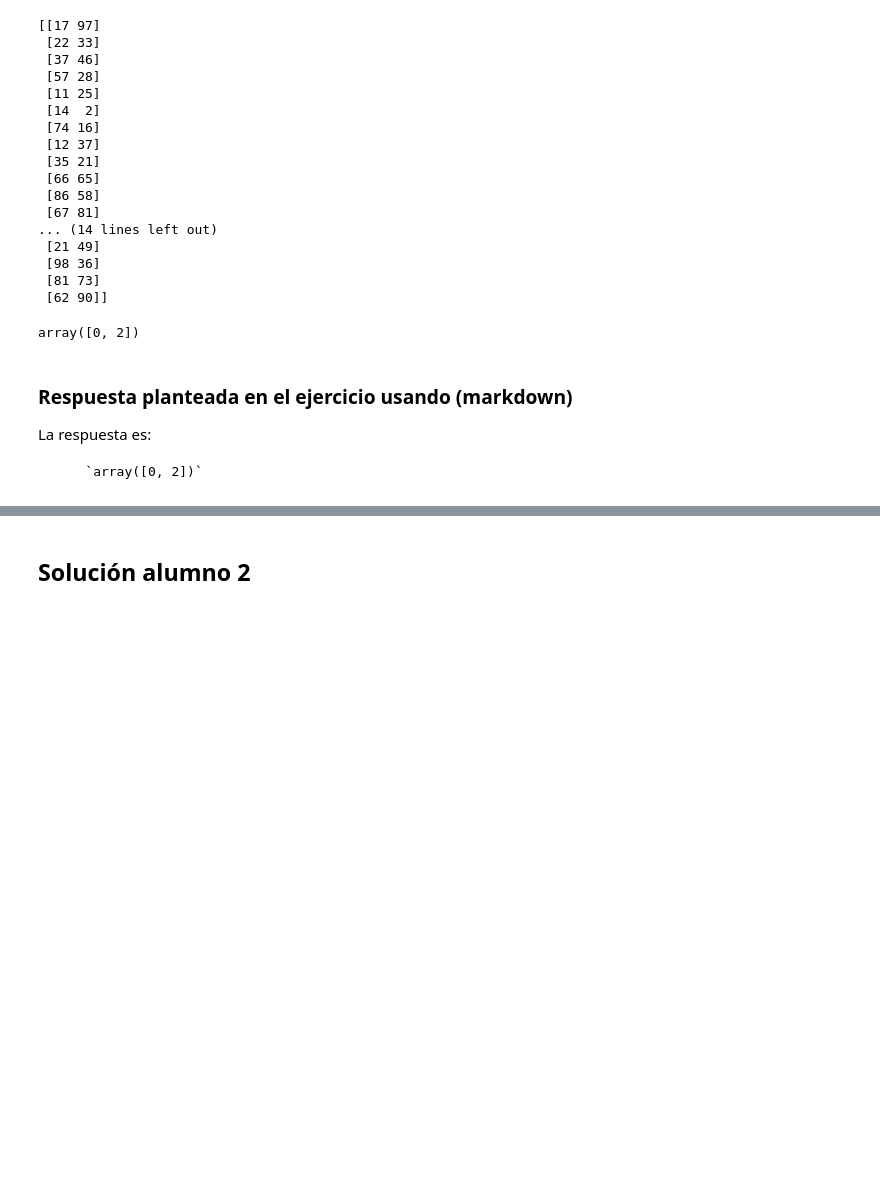
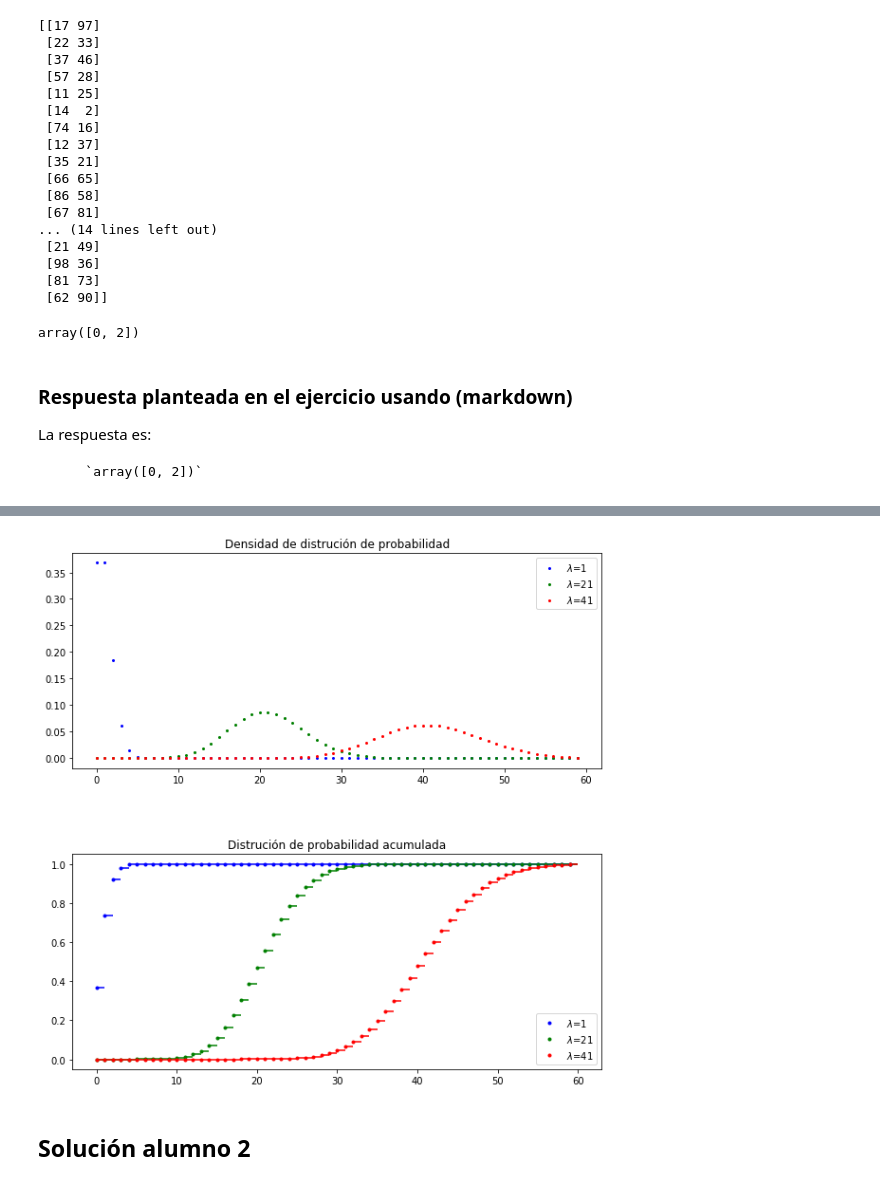
Before and after one commit to PintorOD1997/ProyectoConjunto_Tarea2_DPintor_RMartinez, a Jupyter notebook: ProyectoConjunto_DPintor_RMartinez.ipynb, the cells around one changed output, grey strips where cells are left out. Drawn from its saved outputs; the diff is of its cells as text; code cells hidden in the pictures; blank space fills up the shorter version.

Commit message:
Actualización Gráfica Poisson
Agregada gráfica de la función de Poisson

```diff
--- a/ProyectoConjunto_DPintor_RMartinez.ipynb
+++ b/ProyectoConjunto_DPintor_RMartinez.ipynb
@@ -204,3 +207,31 @@ array([0, 2])
+# %%
+from itertools import cycle  # Librería para hacer ciclos
+import matplotlib.pyplot as plt
+%matplotlib inline
+#Función poisson
+poisson = lambda l,k:((l**k)*np.exp(-l))/np.math.factorial(k)
+#Función de graficado
+def graphPoisson(l,N,Nciclos):
+    ciclo = cycle('bgrcmk')
+    # Gráficas en diferentes subplots
+    fig, (ax1, ax2) = plt.subplots(2, 1, figsize=(10,10));
+    ax1.title.set_text('Densidad de distrución de probabilidad')
+    ax2.title.set_text('Distrución de probabilidad acumulada')
+    for i in range(Nciclos):
+        c = next(ciclo)
+        P = [poisson(l,k) for k in range(N)]
+        ax1.plot(P,'o',c=c,label='$\lambda$=%s' % l, markersize=2)
+        ax1.legend()
+        ax2.plot(np.cumsum(P),'o',c=c,label='$\lambda$=%s' % l, markersize=3)
+        ax2.legend()
+        ax2.hlines(np.cumsum(P),range(len(P)),range(1,len(P)+1),color=c)
+        l +=20
+    plt.subplots_adjust(hspace=.4)
+    plt.show()
+#LLamando a la función
+graphPoisson(1,60,3)
+# %% [output]
+[figure, added]
 # %% [markdown]
 ## Solución alumno 2
 # %%
```
Also changed, not shown: parts of 11 cells of this notebook.
